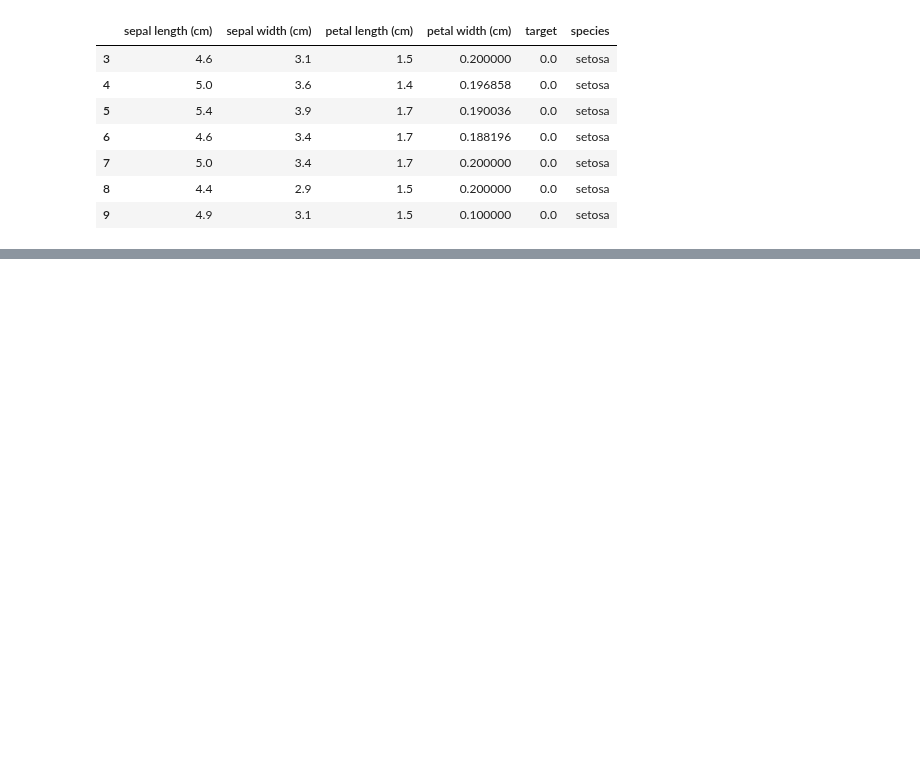
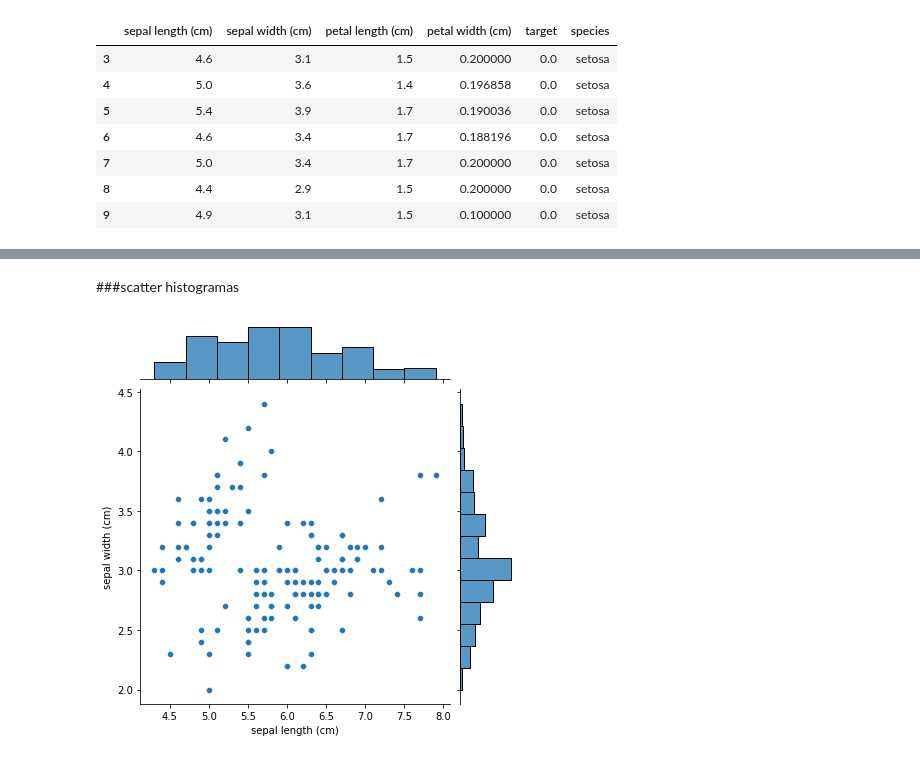
Before and after one commit to jcjimenezb123/ProgramacionPython, a Jupyter notebook: DataFrames.ipynb, the cells around one changed output, grey strips where cells are left out. Saved outputs shown, nothing was run; the diff lists cells and outputs as text; code cells hidden in the pictures; blank space fills up the shorter version.

```diff
--- a/DataFrames.ipynb
+++ b/DataFrames.ipynb
@@ -535,0 +733,6 @@ df.loc[3:9]
+# %% [markdown]
+###scatter histogramas
+# %%
+sns.jointplot(data=df,x='sepal length (cm)',y='sepal width (cm)');
+# %% [output]
+[figure, added]
```
Also changed, not shown: parts of 52 cells of this notebook.
